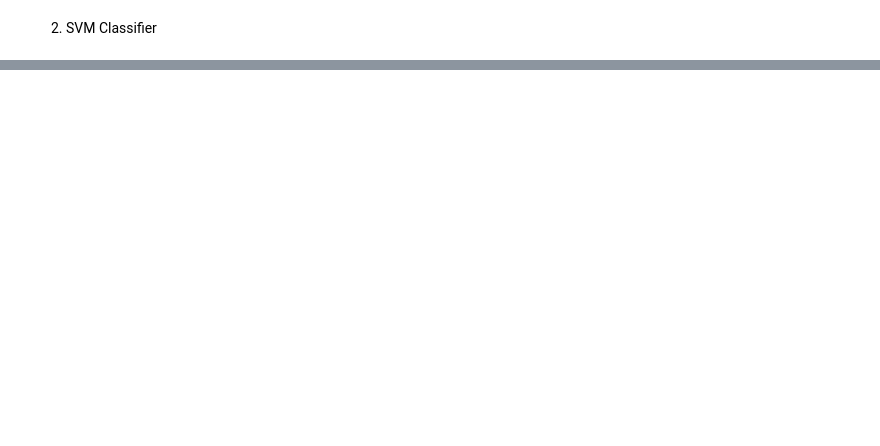
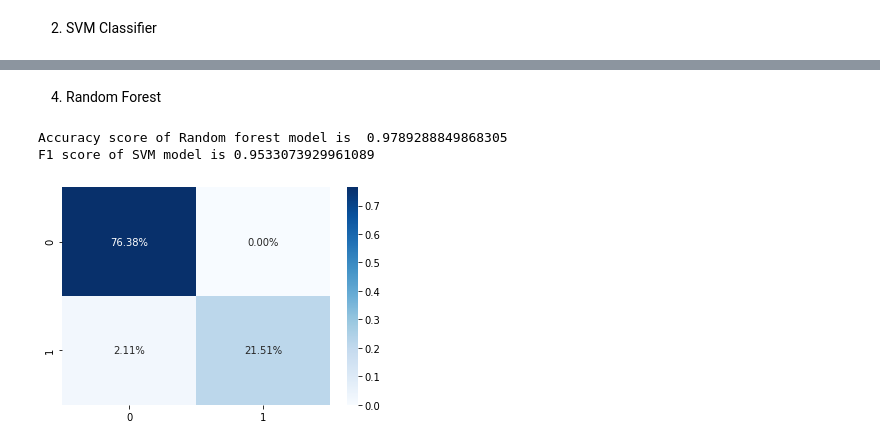
Before and after one commit to SauravTelge/SpamEmailClassification, a Jupyter notebook: SpamEmailClassification.ipynb, the cells around one changed output, grey strips where cells are left out. Drawn from its saved outputs; the diff is of its cells as text; code cells hidden in the pictures; blank space fills up the shorter version.

```diff
--- a/SpamEmailClassification.ipynb
+++ b/SpamEmailClassification.ipynb
@@ -103,0 +240,17 @@ print_cm(matrix_svm)
+# %% [markdown]
+4. Random Forest
+# %%
+model_rf=RandomForestClassifier(n_estimators=100,criterion='entropy')
+model_rf.fit(X_train,y_train)
+predicted_class_rf=model_rf.predict(X_test)
+
+accuracy_rf = accuracy_score(y_test,predicted_class_rf)
+print ("Accuracy score of Random forest model is ", accuracy_rf)
+f1_rf = f1_score(y_test,predicted_class_rf)
+print ("F1 score of SVM model is", f1_rf)
+matrix_rf = confusion_matrix(y_test,predicted_class_rf)
+print_cm(matrix_rf)
+# %% [output]
+Accuracy score of Random forest model is  0.9789288849868305
+F1 score of SVM model is 0.9533073929961089
+[figure, added]
```
Also changed, not shown: parts of 17 cells of this notebook.
